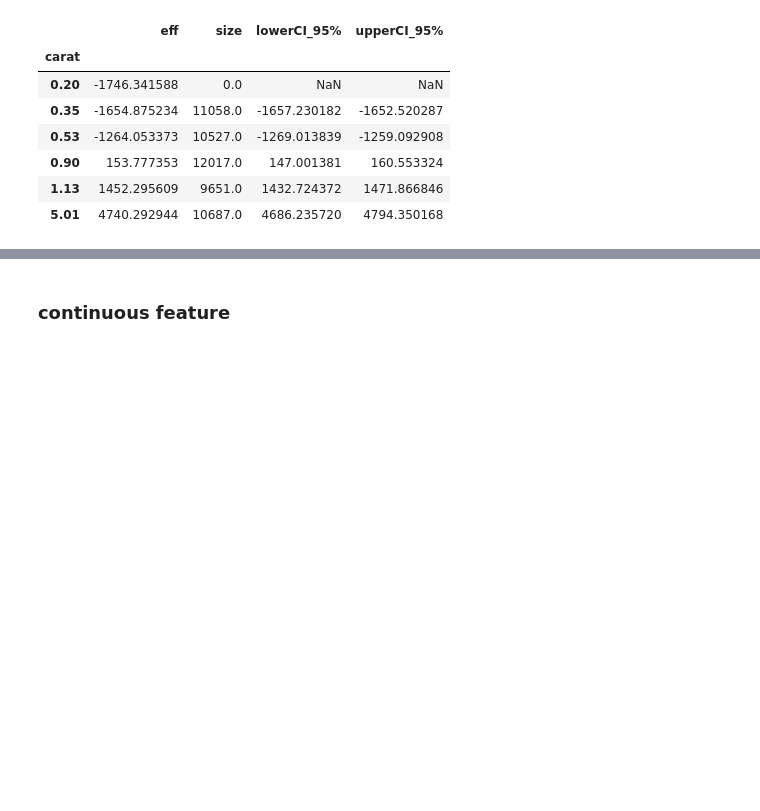
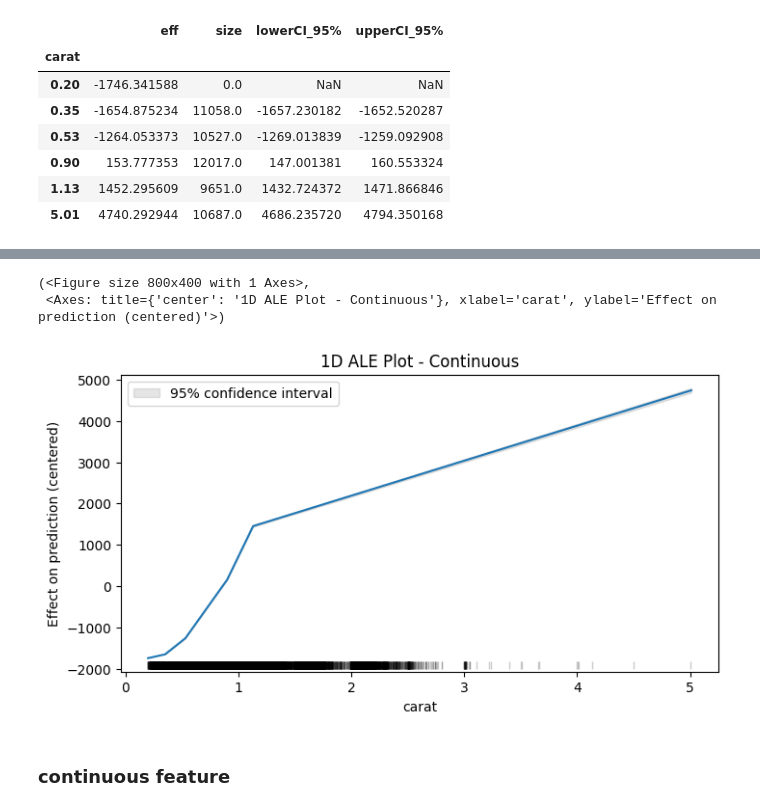
Before and after one commit to indrasmartmob/explainability, a Jupyter notebook: PyALE-master/decoding/01_decode_aleplot_1D_continuous.ipynb, the cells around one changed output, grey strips where cells are left out. Drawn from its saved outputs; the diff is of its cells as text; code cells hidden in the pictures; blank space fills up the shorter version.

```diff
--- a/PyALE-master/decoding/01_decode_aleplot_1D_continuous.ipynb
+++ b/PyALE-master/decoding/01_decode_aleplot_1D_continuous.ipynb
@@ -181,3 +204,9 @@ ale1d_IS_df.loc[:,["eff", "size", "lowerCI_95%", "upperCI_95%"]].head(10)
+# %%
+ALE_1D.plot_1D_continuous_eff(ale1d_df, X, fig=None, ax=None)
+# %% [output]
+(<Figure size 800x400 with 1 Axes>,
+ <Axes: title={'center': '1D ALE Plot - Continuous'}, xlabel='carat', ylabel='Effect on prediction (centered)'>)
+[figure, added]
 # %%
 from PyALE import ale
 # %% [markdown]
```
Also changed, not shown: parts of 2 cells of this notebook, 1 other file.
